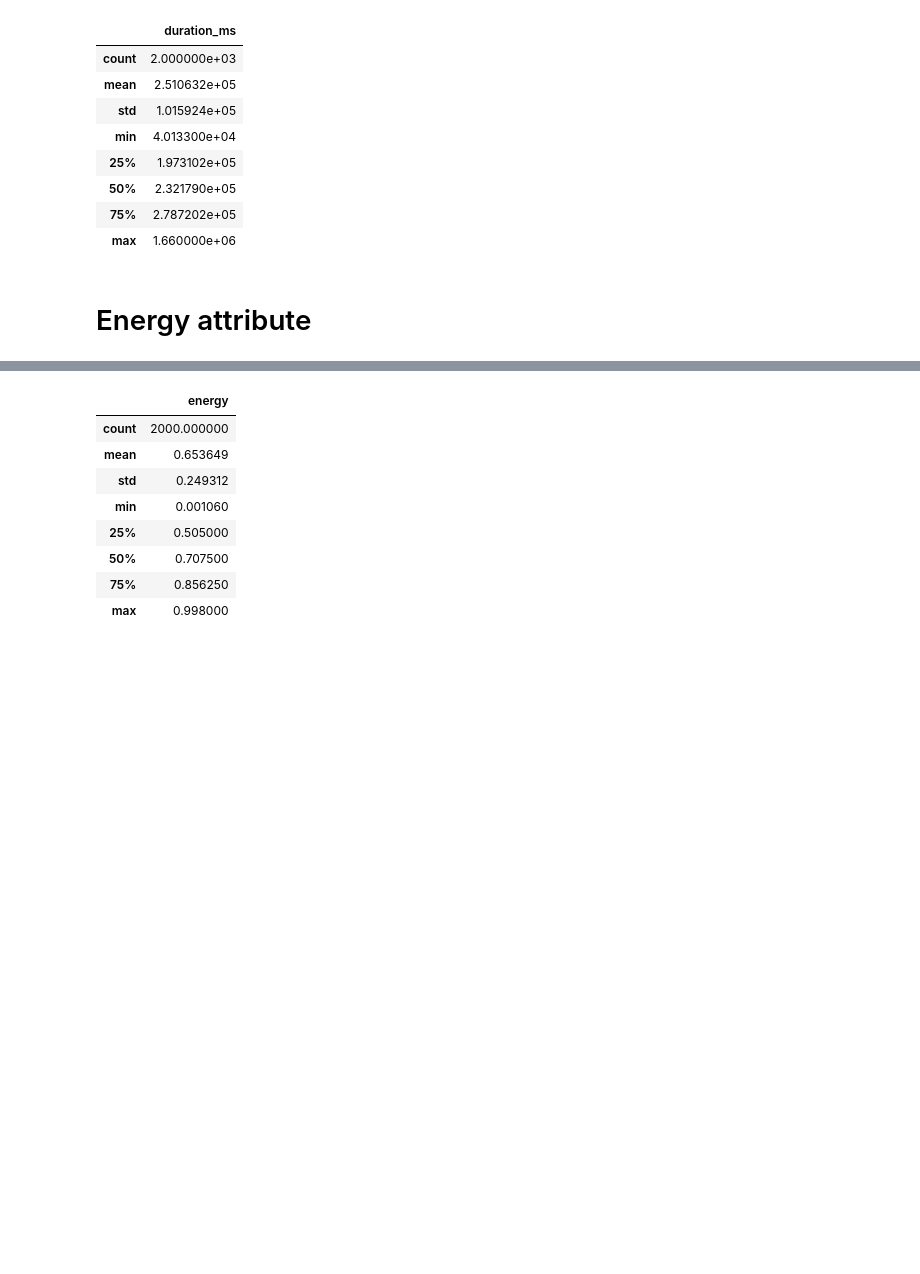
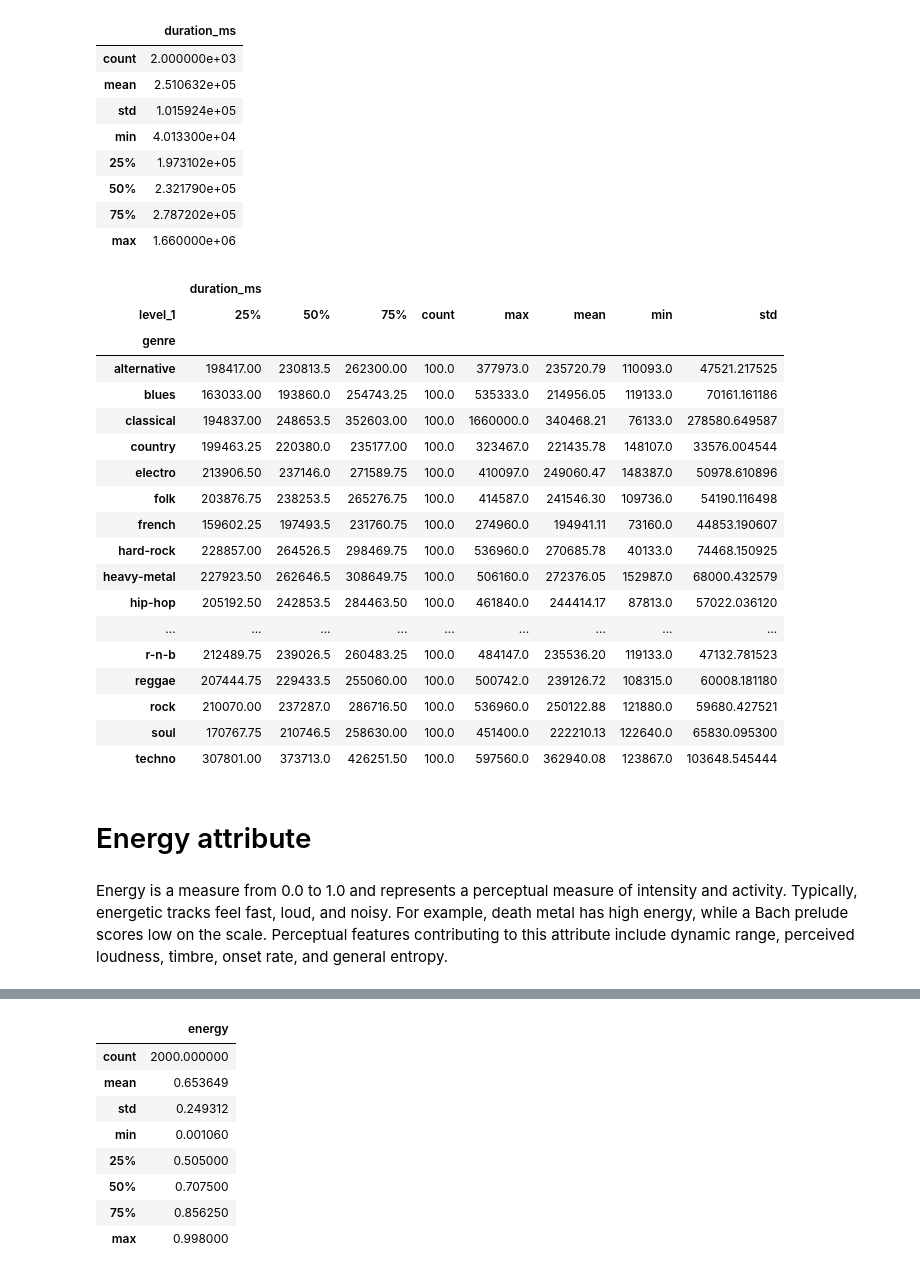
Before and after one commit to AelHenri/Genrify, a Jupyter notebook: Genrify.ipynb, the cells around one changed output, grey strips where cells are left out. Saved outputs shown, nothing was run; the diff lists cells and outputs as text; code cells hidden in the pictures; blank space fills up the shorter version.

```diff
--- a/Genrify.ipynb
+++ b/Genrify.ipynb
@@ -157,8 +213,35 @@ duration_ms.describe()
 | 50% | 2.321790e+05 |
 | 75% | 2.787202e+05 |
 | max | 1.660000e+06 |
+# %%
+tmp_dura_stats = data.groupby('genre')['duration_ms'].describe().reset_index()
+dura_stats = tmp_dura_stats.pivot(index='genre',columns='level_1',values=None)
+dura_stats.columns.name = ''
+dura_stats
+# %% [output]
+|  | duration_ms |  |  |  |  |  |  |  |
+| level_1 | 25% | 50% | 75% | count | max | mean | min | std |
+| genre |  |  |  |  |  |  |  |  |
+| alternative | 198417.00 | 230813.5 | 262300.00 | 100.0 | 377973.0 | 235720.79 | 110093.0 | 47521.217525 |
+| blues | 163033.00 | 193860.0 | 254743.25 | 100.0 | 535333.0 | 214956.05 | 119133.0 | 70161.161186 |
+| classical | 194837.00 | 248653.5 | 352603.00 | 100.0 | 1660000.0 | 340468.21 | 76133.0 | 278580.649587 |
+| country | 199463.25 | 220380.0 | 235177.00 | 100.0 | 323467.0 | 221435.78 | 148107.0 | 33576.004544 |
+| electro | 213906.50 | 237146.0 | 271589.75 | 100.0 | 410097.0 | 249060.47 | 148387.0 | 50978.610896 |
+| folk | 203876.75 | 238253.5 | 265276.75 | 100.0 | 414587.0 | 241546.30 | 109736.0 | 54190.116498 |
+| french | 159602.25 | 197493.5 | 231760.75 | 100.0 | 274960.0 | 194941.11 | 73160.0 | 44853.190607 |
+| hard-rock | 228857.00 | 264526.5 | 298469.75 | 100.0 | 536960.0 | 270685.78 | 40133.0 | 74468.150925 |
+| heavy-metal | 227923.50 | 262646.5 | 308649.75 | 100.0 | 506160.0 | 272376.05 | 152987.0 | 68000.432579 |
+| hip-hop | 205192.50 | 242853.5 | 284463.50 | 100.0 | 461840.0 | 244414.17 | 87813.0 | 57022.036120 |
+| ... | ... | ... | ... | ... | ... | ... | ... | ... |
+| r-n-b | 212489.75 | 239026.5 | 260483.25 | 100.0 | 484147.0 | 235536.20 | 119133.0 | 47132.781523 |
+| reggae | 207444.75 | 229433.5 | 255060.00 | 100.0 | 500742.0 | 239126.72 | 108315.0 | 60008.181180 |
+| rock | 210070.00 | 237287.0 | 286716.50 | 100.0 | 536960.0 | 250122.88 | 121880.0 | 59680.427521 |
+| soul | 170767.75 | 210746.5 | 258630.00 | 100.0 | 451400.0 | 222210.13 | 122640.0 | 65830.095300 |
+| techno | 307801.00 | 373713.0 | 426251.50 | 100.0 | 597560.0 | 362940.08 | 123867.0 | 103648.545444 |
 # %% [markdown]
 # Energy attribute
+# %% [markdown]
+Energy is a measure from 0.0 to 1.0 and represents a perceptual measure of intensity and activity. Typically, energetic tracks feel fast, loud, and noisy. For example, death metal has high energy, while a Bach prelude scores low on the scale. Perceptual features contributing to this attribute include dynamic range, perceived loudness, timbre, onset rate, and general entropy.
 # %%
 energy = data[['energy']]
 energy_genre = data.loc[:,['energy','genre']]
```
Also changed, not shown: parts of 26 cells of this notebook.
